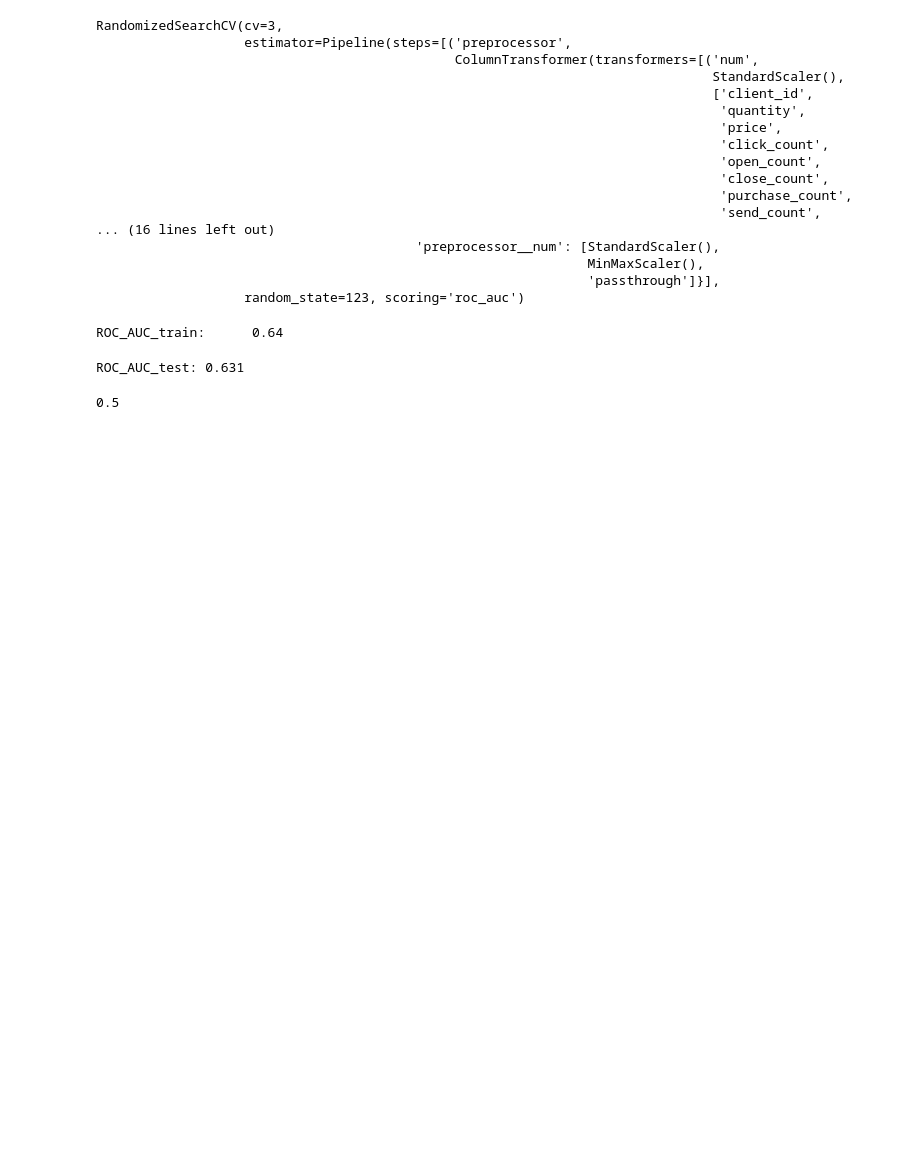
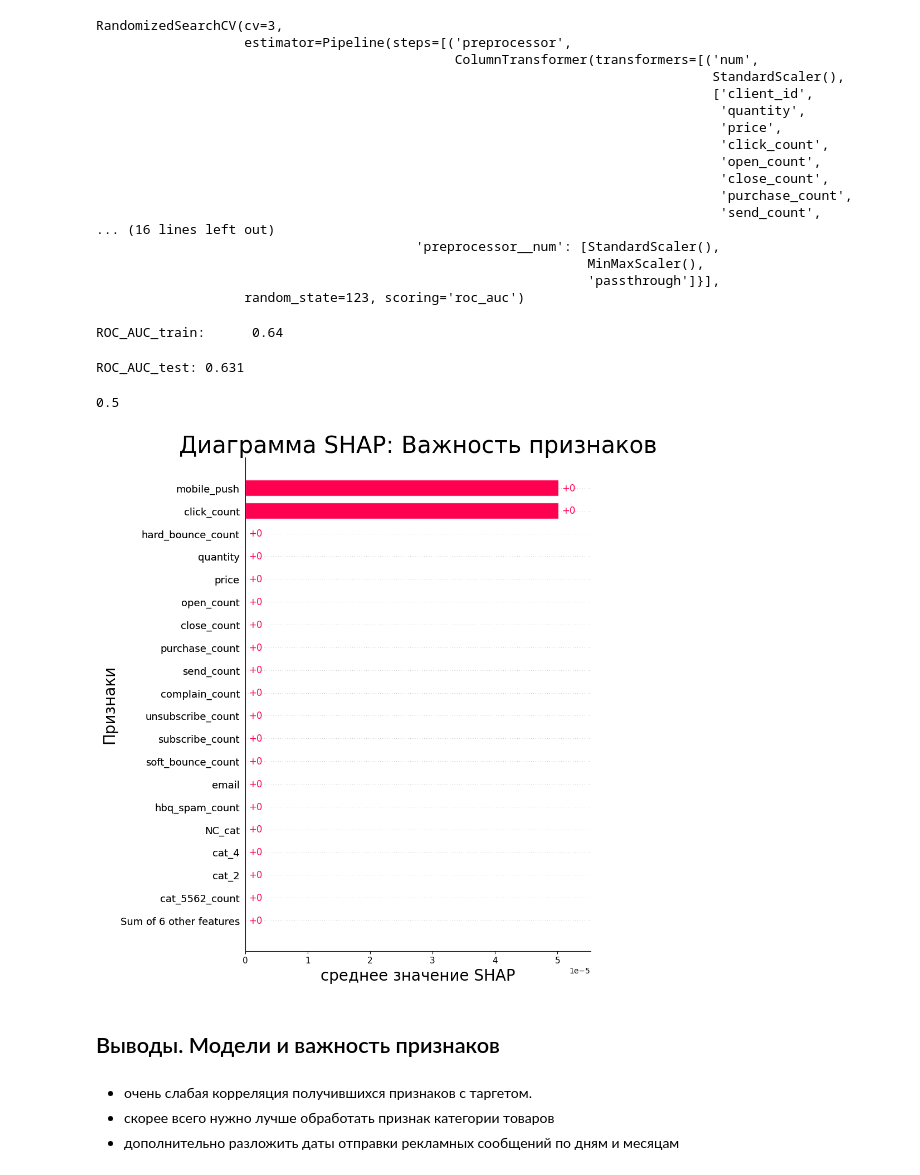
Before and after one commit to RomanVKushnirenko/YP_purchase_prediction, a Jupyter notebook: Marketing_01.12.24.ipynb, the cells around one changed output. Drawn from its saved outputs; the diff is of its cells as text; code cells hidden in the pictures; blank space fills up the shorter version.

Commit message:
добавлена важность признаков

```diff
--- a/Marketing_01.12.24.ipynb
+++ b/Marketing_01.12.24.ipynb
@@ -674,0 +677,18 @@ roc_auc_score(y_valid,
+# %%
+explainer = shap.explainers.Permutation(
+    randomized_search.predict, X_valid)
+shap_values = explainer(X_valid)
+# %%
+shap.plots.bar(shap_values, max_display=20, show = False)
+plt.title("Диаграмма SHAP: Важность признаков", fontsize=30)
+plt.ylabel('Признаки', fontsize=20)
+plt.xlabel('среднее значение SHAP', fontsize=20)
+plt.show()
+# %% [output]
+[figure, added]
+# %% [markdown]
+## Выводы. Модели и важность признаков
+# %% [markdown]
+- очень слабая корреляция получившихся признаков с таргетом.
+- скорее всего нужно лучше обработать признак категории товаров
+- дополнительно разложить даты отправки рекламных сообщений по дням и месяцам
```
Also changed, not shown: parts of 1 cell of this notebook, 1 other file.
